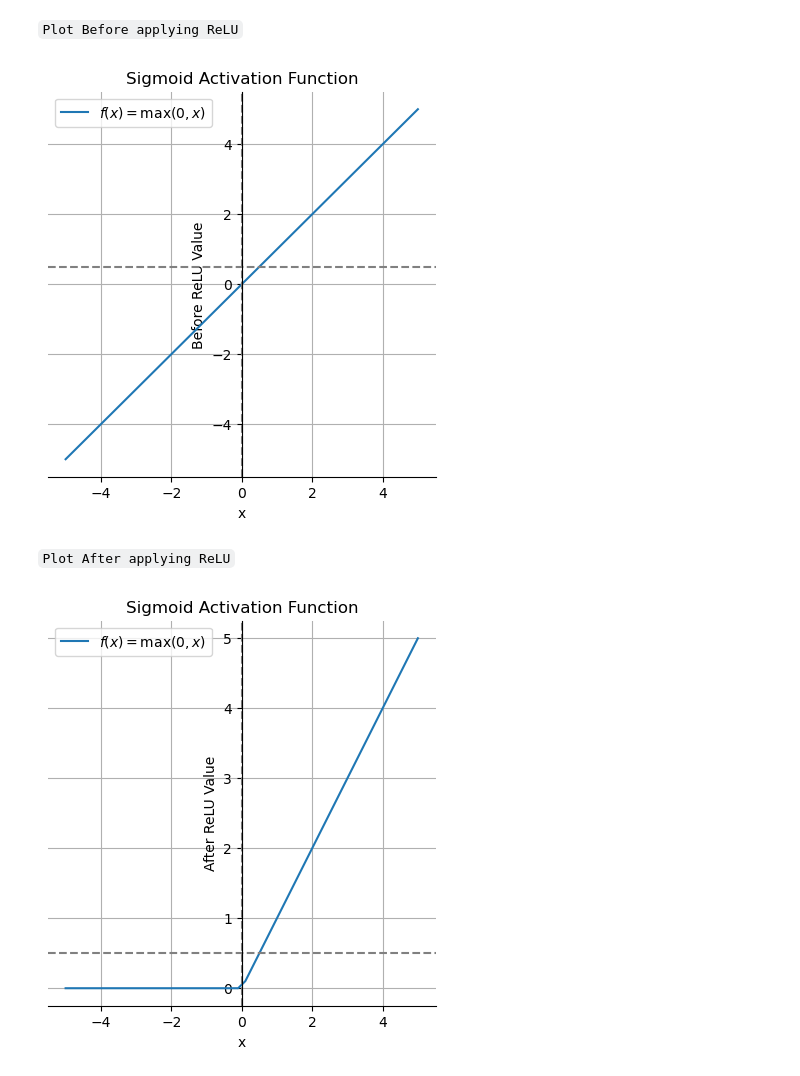
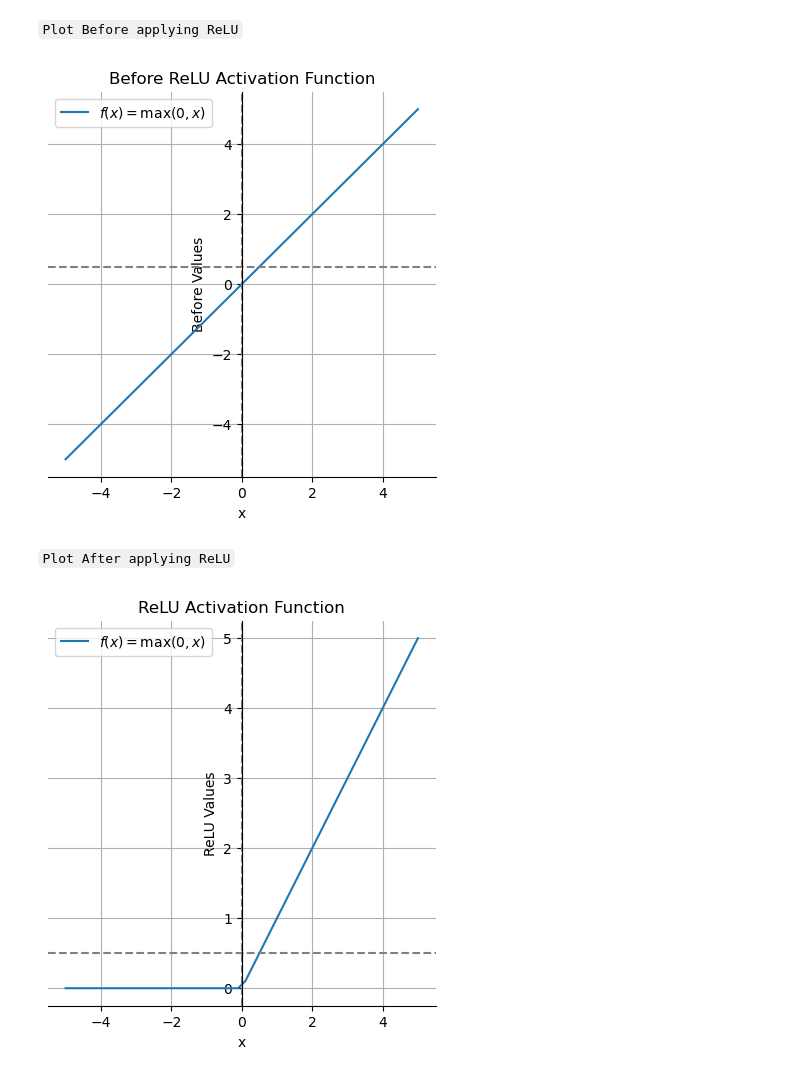
Before and after one commit to t20e/AI_projects_and_res, a Jupyter notebook: basic_ML/activation_functions/ReLU.ipynb, the cells around one changed output. Saved outputs shown, nothing was run; the diff lists cells and outputs as text; code cells hidden in the pictures.

```diff
--- a/basic_ML/activation_functions/ReLU.ipynb
+++ b/basic_ML/activation_functions/ReLU.ipynb
@@ -46,12 +46,12 @@ from plot_utils import plot_activations
 # %% [markdown]
 `Plot Before applying ReLU`
 # %%
-plot_activations(input_values=input_tensor, activated_values=input_tensor, yLabel="Before ReLU Value", legend_label=r'$f(x) = \max(0, x)$')
+plot_activations(input_values=input_tensor, activated_values=input_tensor, title="Before ReLU Activation Function", yLabel="Before Values", legend_label=r'$f(x) = \max(0, x)$')
 # %% [output]
-[figure, old version]
+[figure, new version]
 # %% [markdown]
 `Plot After applying ReLU`
 # %%
-plot_activations(input_values=input_tensor, activated_values=after_relu, yLabel="After ReLU Value", legend_label=r'$f(x) = \max(0, x)$')
+plot_activations(input_values=input_tensor, activated_values=after_relu, title="ReLU Activation Function", yLabel="ReLU Values", legend_label=r'$f(x) = \max(0, x)$')
 # %% [output]
-[figure, old version]
+[figure, new version]
```
Also changed, not shown: 3 other files.
